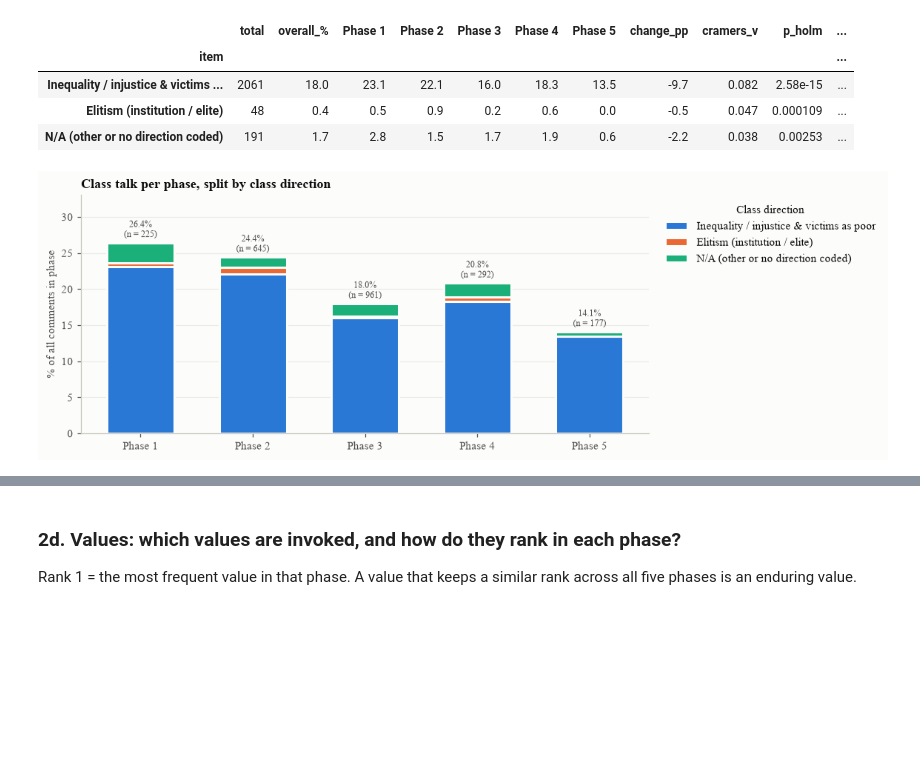
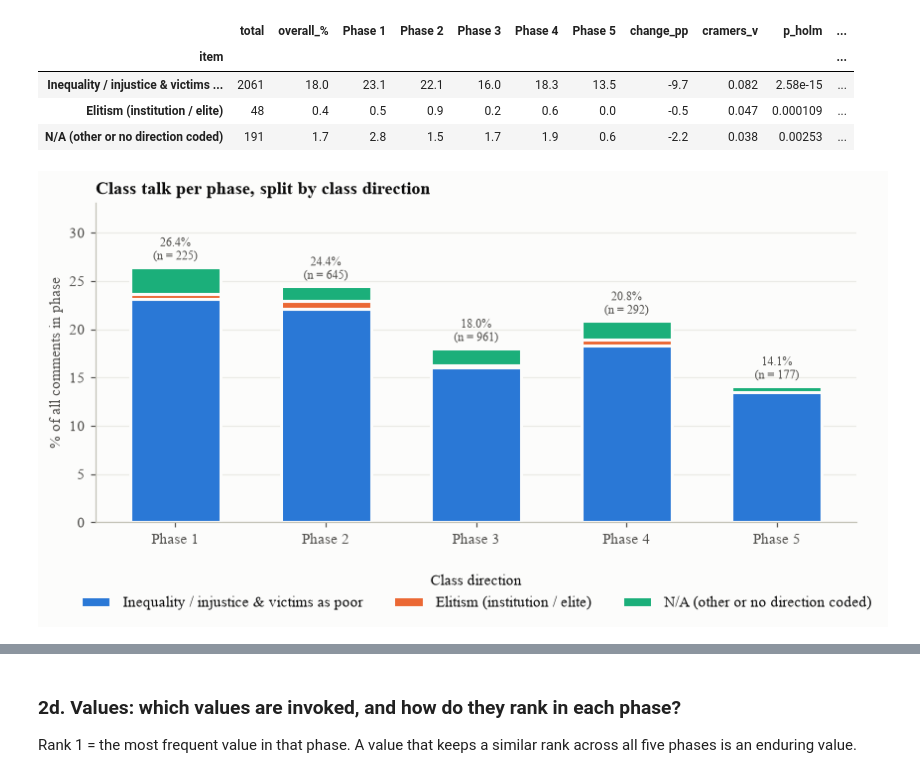
Before and after one commit to mbchavez27/crisis-management-analysis, a Jupyter notebook: 04-statistical-analysis/notebooks/03-findings.ipynb, the cells around one changed output, grey strips where cells are left out. Cells and saved outputs as stored; diff of their text form; code cells hidden in the pictures; blank space fills up the shorter version.

```diff
--- a/04-statistical-analysis/notebooks/03-findings.ipynb
+++ b/04-statistical-analysis/notebooks/03-findings.ipynb
@@ -561,28 +562,29 @@ Within class-framed comments (% per phase):
 # %%
 def class_bars(table, colors, title, fname):
     fig, ax = plt.subplots(figsize=(9, 3.8))
     x = np.arange(len(PHASES))
     bottom = np.zeros(len(PHASES))
     for name, color in zip(table.index, colors):
         v = table.loc[name, PHASE_LABELS].values
         ax.bar(x, v, bottom=bottom, width=0.6, color=color, edgecolor="#fcfcfb", linewidth=2, label=name)
         bottom += v
     for xi, b, n in zip(x, bottom, g["sum"]):
         ax.text(xi, b + 0.4, f"{b:.1f}%\n(n = {n})", ha="center", va="bottom", fontsize=8, color="#52514e")
     ax.set_xticks(x, PHASE_LABELS)
     ax.set_ylabel("% of all comments in phase")
     ax.set_ylim(0, bottom.max() * 1.25)
     ax.grid(axis="x", visible=False)
     ax.set_title(title)
-    ax.legend(loc="upper left", bbox_to_anchor=(1.01, 1), title="Class direction")
+    ax.legend(loc="upper center", bbox_to_anchor=(0.5, -0.12), ncol=len(table) if len(table) <= 3 else 2,
+              title="Class direction")
     save(fig, fname)
     plt.show()
 
 # Grouped: inequality / injustice and victims as poor together
 class_bars(cls_end.loc[list(CLASS_THEMES.values())], [SERIES[0], SERIES[1], SERIES[2]],
            "Class talk per phase, split by class direction", "rq2_class_themes")
 # %% [output]
-[figure, old version]
+[figure, new version]
 # %%
 # Same chart with inequality / injustice and victims as poor shown separately
 SPLIT = {"INEQUALITY_JUSTICE": "Inequality / injustice", "VICTIMS_POOR": "Victims as poor",
```
Also changed, not shown: parts of 3 cells of this notebook, 4 other files.
